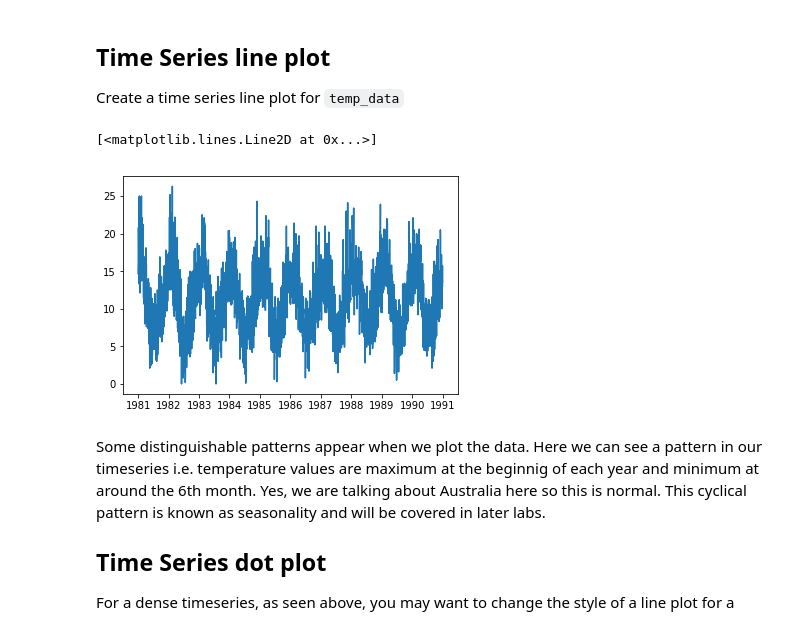
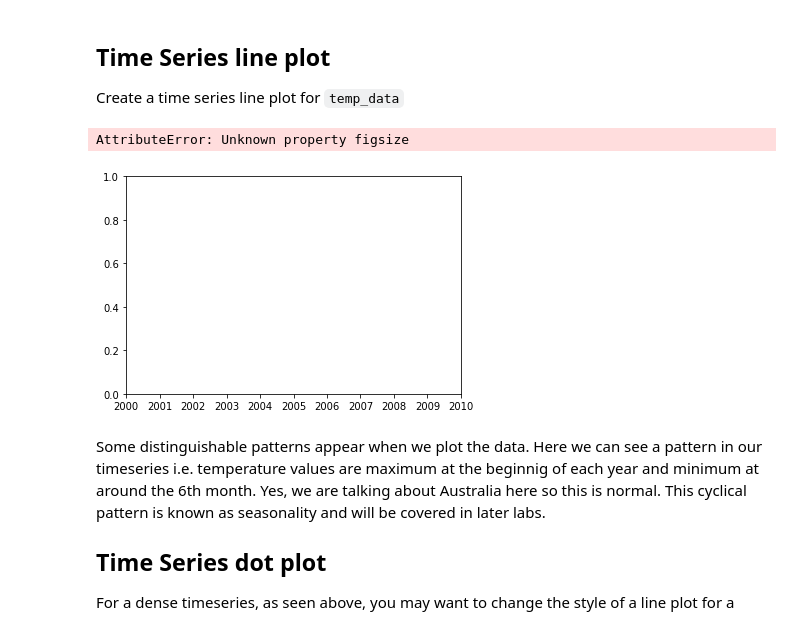
Before and after one commit to yishuen/dsc-3-25-04-visualizing-time-series-data-lab-nyc-career-ds-102218, a Jupyter notebook: index.ipynb, the cells around one changed output. Saved outputs shown, nothing was run; the diff lists cells and outputs as text; code cells hidden in the pictures.

```diff
--- a/index.ipynb
+++ b/index.ipynb
@@ -64,10 +64,10 @@ DatetimeIndex(['1981-01-01', '1981-01-02', '1981-01-03', '1981-01-04',
 Create a time series line plot for `temp_data`
 # %%
 # Draw a line plot using temp_data
-plt.plot(df.index, df.Daily_min)
+plt.plot(df.index, df.Daily_min, figsize = [30, 10])
 # %% [output]
-[<matplotlib.lines.Line2D at 0x...>]
+AttributeError: Unknown property figsize
-[figure, old version]
+[figure, new version]
 # %% [markdown]
 Some distinguishable patterns appear when we plot the data. Here we can see a pattern in our timeseries i.e. temperature values are maximum at the beginnig of each year and minimum at around the 6th month. Yes, we are talking about Australia here so this is normal. This cyclical pattern is known as seasonality and will be covered in later labs.
 
```
Also changed, not shown: parts of 1 cell of this notebook.
